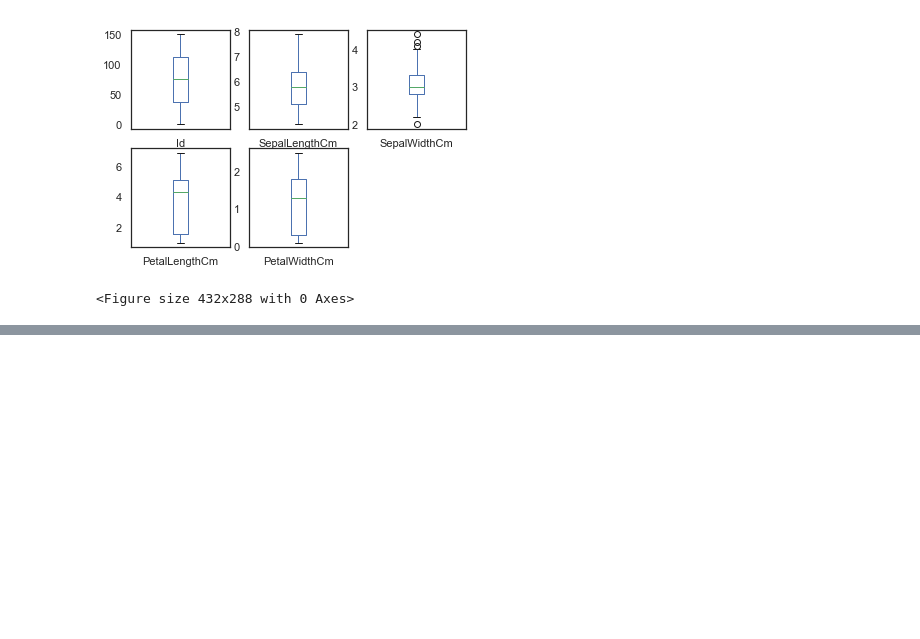
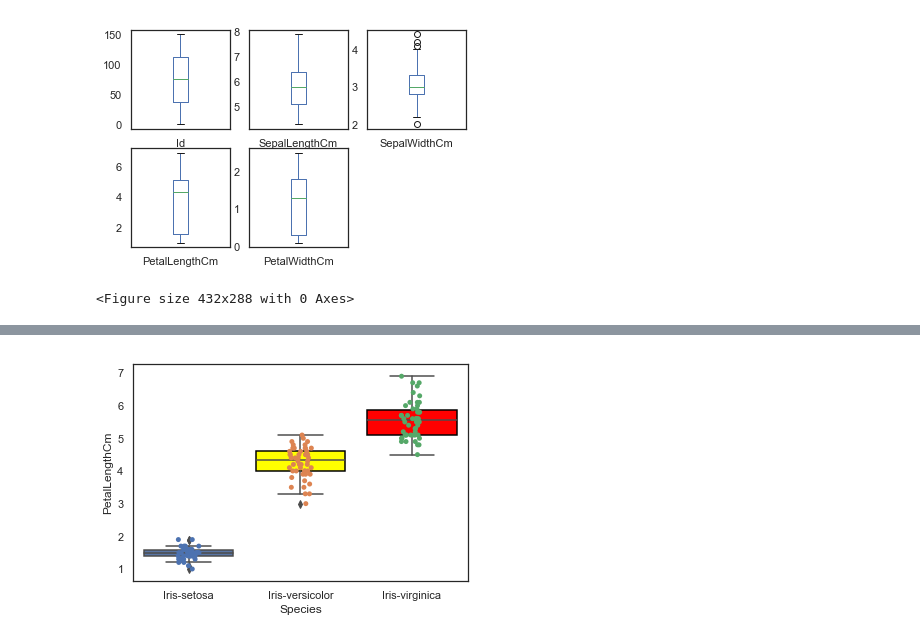
Before and after one commit to Nelca/kgl-Kernel-exercise, a Jupyter notebook: Iris-hands-on-by-Kaggle.ipynb, the cells around one changed output, grey strips where cells are left out. Drawn from its saved outputs; the diff is of its cells as text; code cells hidden in the pictures; blank space fills up the shorter version.

```diff
--- a/Iris-hands-on-by-Kaggle.ipynb
+++ b/Iris-hands-on-by-Kaggle.ipynb
@@ -75,0 +93,17 @@ plt.figure()
+# %%
+# Tweek the plot above to change fill and border color color using ax.artists.
+# Assing ax.artists a variable name, and insert the box number into the corresponding brackets
+
+ax= sns.boxplot(x="Species", y="PetalLengthCm", data=dataset)
+ax= sns.stripplot(x="Species", y="PetalLengthCm", data=dataset, jitter=True, edgecolor="gray")
+
+boxtwo = ax.artists[2]
+boxtwo.set_facecolor('red')
+boxtwo.set_edgecolor('black')
+boxthree=ax.artists[1]
+boxthree.set_facecolor('yellow')
+boxthree.set_edgecolor('black')
+
+plt.show()
+# %% [output]
+[figure, added]
```
Also changed, not shown: parts of 27 cells of this notebook.
